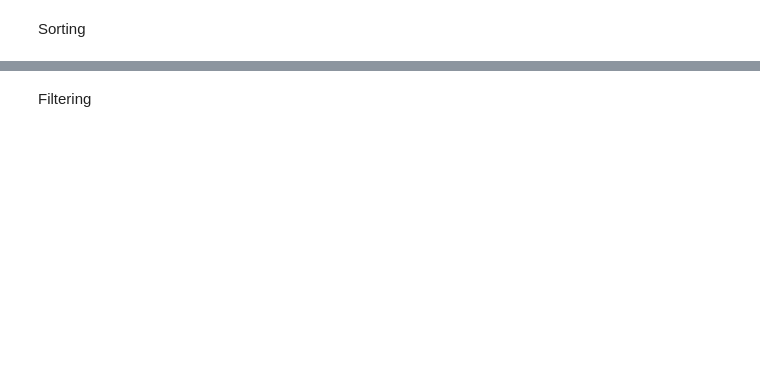
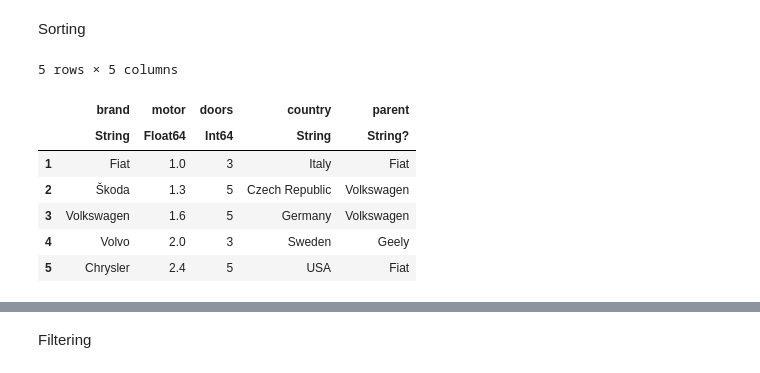
Before and after one commit to aicenter/JuliaFudge, a Jupyter notebook: notebooks/dataframes_and_experiments.ipynb, the cells around one changed output, grey strips where cells are left out. Cells and saved outputs as stored; diff of their text form; code cells hidden in the pictures; blank space fills up the shorter version.

```diff
--- a/notebooks/dataframes_and_experiments.ipynb
+++ b/notebooks/dataframes_and_experiments.ipynb
@@ -13,2 +24,5 @@ df = DataFrame(randn(5,4))
 # %%
-cars = DataFrame(brand = ["Volvo", "Volkswagen", "Škoda"], motor = [2.0, 1.6, 1.3], doors = [3, 5, 5])
+cars = DataFrame(
+    brand = ["Volvo", "Volkswagen", "Škoda"],
+    motor = [2.0, 1.6, 1.3],
+    doors = [3, 5, 5])
@@ -73,4 +258,15 @@ cars = leftjoin(cars, brands, on = :brand)
 # %% [markdown]
 Sorting
+# %%
+sort(cars, :motor)
+# %% [output]
+5 rows × 5 columns
+|  | brand | motor | doors | country | parent |
+|  | String | Float64 | Int64 | String | String? |
+| 1 | Fiat | 1.0 | 3 | Italy | Fiat |
+| 2 | Škoda | 1.3 | 5 | Czech Republic | Volkswagen |
+| 3 | Volkswagen | 1.6 | 5 | Germany | Volkswagen |
+| 4 | Volvo | 2.0 | 3 | Sweden | Geely |
+| 5 | Chrysler | 2.4 | 5 | USA | Fiat |
 # %%
 sort(cars, [:doors, :motor], rev=true)
```
Also changed, not shown: parts of 55 cells of this notebook, 1 other file.
